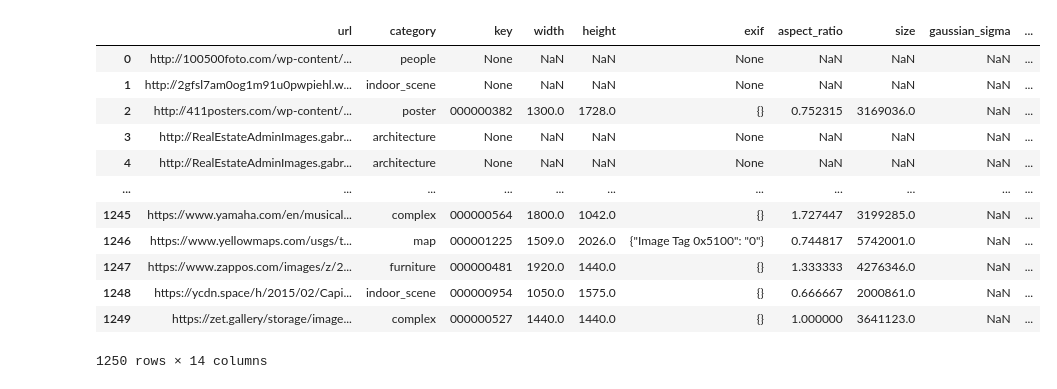
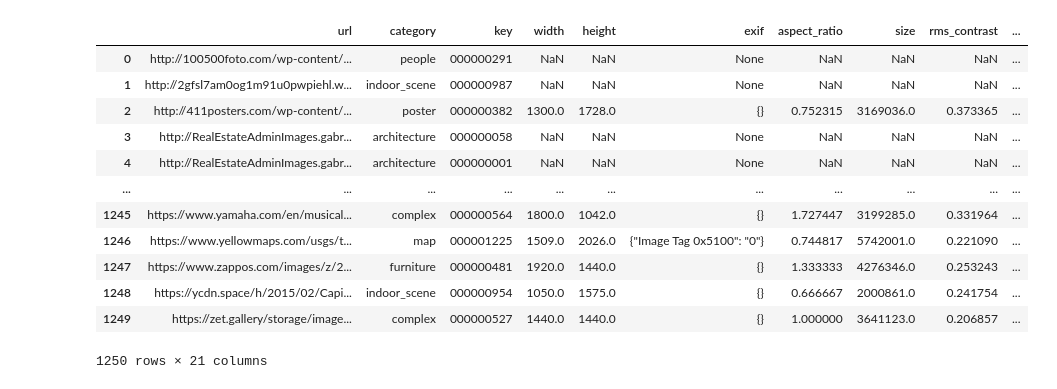
Before and after one commit to slymachenko/image-deblurring-performance-analysis, a Jupyter notebook: notebooks/dataset_creation/3_blur_generation.ipynb, the cells around one changed output. Saved outputs shown, nothing was run; the diff lists cells and outputs as text; code cells hidden in the pictures.

Commit message:
blur done

```diff
--- a/notebooks/dataset_creation/3_blur_generation.ipynb
+++ b/notebooks/dataset_creation/3_blur_generation.ipynb
@@ -175,4 +171,6 @@ df_blur
 # %%
-df_original = pd.read_parquet(str(const.DIR_DATASET_PATH / "image_deblurring_dataset.parquet"))
+from common.config import IDPA_DATASET
+
+df_original = pd.read_parquet(IDPA_DATASET)
 df_original
 # %% [output]
@@ -192,3 +189,0 @@ df_original
-# %%
-df_blur['key'] = df_blur['image'].str.replace('.png', '', regex=False)
-df_blur
@@ -213,46 +190,23 @@ df_blur
 # %%
-# Pivot per avere una sola riga per ogni key, con colonne per ogni tipo di blur
-df_blur_pivot = df_blur.pivot_table(
-    index='key',
-    values=[
-        'gaussian_sigma', 'gaussian_size',
-        'motion_length', 'motion_angle', 'motion_size',
-        'box_size'
-    ],
-    aggfunc='first'
-).reset_index()
-
 # Merge LEFT per mantenere tutte le righe di df_original
 df_merged = pd.merge(
     df_original,
-    df_blur_pivot,
+    df_blur,
     on='key',
     how='left'
 )
-
-# Seleziona solo le colonne richieste
-final_columns = [
-    'url', 'category', 'key', 'width', 'height', 'exif', 'aspect_ratio', 'size',
-    'gaussian_sigma', 'gaussian_size',
-    'motion_length', 'motion_angle', 'motion_size',
-    'box_size'
-]
-df_final = df_merged[final_columns]
-
-# Mostra solo le prime 20 key (righe con key non nulla), ordinate per key
-#df_final[df_final['key'].notnull()].sort_values('key').head(10)
-df_final
+df_merged
 # %% [output]
-|  | url | category | key | width | height | exif | aspect_ratio | size | gaussian_sigma | ... |
-| 0 | http://100500foto.com/wp-content/... | people | None | NaN | NaN | None | NaN | NaN | NaN | ... |
-| 1 | http://2gfsl7am0og1m91u0pwpiehl.w... | indoor_scene | None | NaN | NaN | None | NaN | NaN | NaN | ... |
-| 2 | http://411posters.com/wp-content/... | poster | 000000382 | 1300.0 | 1728.0 | {} | 0.752315 | 3169036.0 | NaN | ... |
-| 3 | http://RealEstateAdminImages.gabr... | architecture | None | NaN | NaN | None | NaN | NaN | NaN | ... |
-| 4 | http://RealEstateAdminImages.gabr... | architecture | None | NaN | NaN | None | NaN | NaN | NaN | ... |
+|  | url | category | key | width | height | exif | aspect_ratio | size | rms_contrast | ... |
+| 0 | http://100500foto.com/wp-content/... | people | 000000291 | NaN | NaN | None | NaN | NaN | NaN | ... |
+| 1 | http://2gfsl7am0og1m91u0pwpiehl.w... | indoor_scene | 000000987 | NaN | NaN | None | NaN | NaN | NaN | ... |
+| 2 | http://411posters.com/wp-content/... | poster | 000000382 | 1300.0 | 1728.0 | {} | 0.752315 | 3169036.0 | 0.373365 | ... |
+| 3 | http://RealEstateAdminImages.gabr... | architecture | 000000058 | NaN | NaN | None | NaN | NaN | NaN | ... |
+| 4 | http://RealEstateAdminImages.gabr... | architecture | 000000001 | NaN | NaN | None | NaN | NaN | NaN | ... |
 | ... | ... | ... | ... | ... | ... | ... | ... | ... | ... | ... |
-| 1245 | https://www.yamaha.com/en/musical... | complex | 000000564 | 1800.0 | 1042.0 | {} | 1.727447 | 3199285.0 | NaN | ... |
-| 1246 | https://www.yellowmaps.com/usgs/t... | map | 000001225 | 1509.0 | 2026.0 | {"Image Tag 0x5100": "0"} | 0.744817 | 5742001.0 | NaN | ... |
-| 1247 | https://www.zappos.com/images/z/2... | furniture | 000000481 | 1920.0 | 1440.0 | {} | 1.333333 | 4276346.0 | NaN | ... |
-| 1248 | https://ycdn.space/h/2015/02/Capi... | indoor_scene | 000000954 | 1050.0 | 1575.0 | {} | 0.666667 | 2000861.0 | NaN | ... |
-| 1249 | https://zet.gallery/storage/image... | complex | 000000527 | 1440.0 | 1440.0 | {} | 1.000000 | 3641123.0 | NaN | ... |
+| 1245 | https://www.yamaha.com/en/musical... | complex | 000000564 | 1800.0 | 1042.0 | {} | 1.727447 | 3199285.0 | 0.331964 | ... |
+| 1246 | https://www.yellowmaps.com/usgs/t... | map | 000001225 | 1509.0 | 2026.0 | {"Image Tag 0x5100": "0"} | 0.744817 | 5742001.0 | 0.221090 | ... |
+| 1247 | https://www.zappos.com/images/z/2... | furniture | 000000481 | 1920.0 | 1440.0 | {} | 1.333333 | 4276346.0 | 0.253243 | ... |
+| 1248 | https://ycdn.space/h/2015/02/Capi... | indoor_scene | 000000954 | 1050.0 | 1575.0 | {} | 0.666667 | 2000861.0 | 0.241754 | ... |
+| 1249 | https://zet.gallery/storage/image... | complex | 000000527 | 1440.0 | 1440.0 | {} | 1.000000 | 3641123.0 | 0.206857 | ... |
-1250 rows × 14 columns
+1250 rows × 21 columns
```
Also changed, not shown: parts of 8 cells of this notebook.
